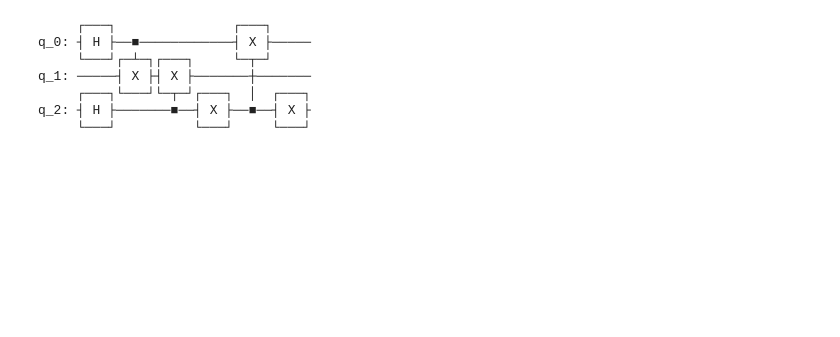
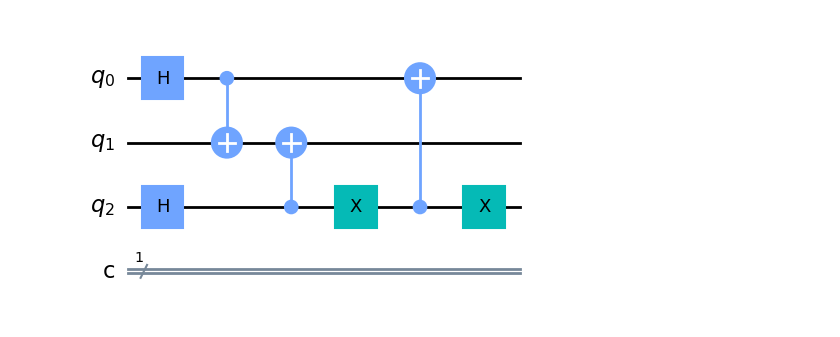
Before and after one commit to Redeltaz/quantum-computing-esgi, a Jupyter notebook: enigme1/enigme1.ipynb, the cells around one changed output. Saved outputs shown, nothing was run; the diff lists cells and outputs as text; code cells hidden in the pictures; blank space fills up the shorter version.

```diff
--- a/enigme1/enigme1.ipynb
+++ b/enigme1/enigme1.ipynb
@@ -29,17 +20,16 @@ q_2: ┤ H ├─────
 # %%
 # Introduction de la ligne du mensonge
+
+# Mensonge gardien 1
 qCircuit.cx(2, 1)
 qCircuit.x(2)
+
+# Mensonge gardien 2
 qCircuit.cx(2, 0)
 qCircuit.x(2)
-qCircuit.draw()
+
+qCircuit.draw('mpl')
 # %% [output]
-     ┌───┐               ┌───┐
-q_0: ┤ H ├──■────────────┤ X ├─────
-     └───┘┌─┴─┐┌───┐     └─┬─┘
-q_1: ─────┤ X ├┤ X ├───────┼───────
-     ┌───┐└───┘└─┬─┘┌───┐  │  ┌───┐
-q_2: ┤ H ├───────■──┤ X ├──■──┤ X ├
-     └───┘          └───┘     └───┘
+[figure, added]
 # %%
 # On pose la question
```
Also changed, not shown: parts of 7 cells of this notebook, 2 other files.
